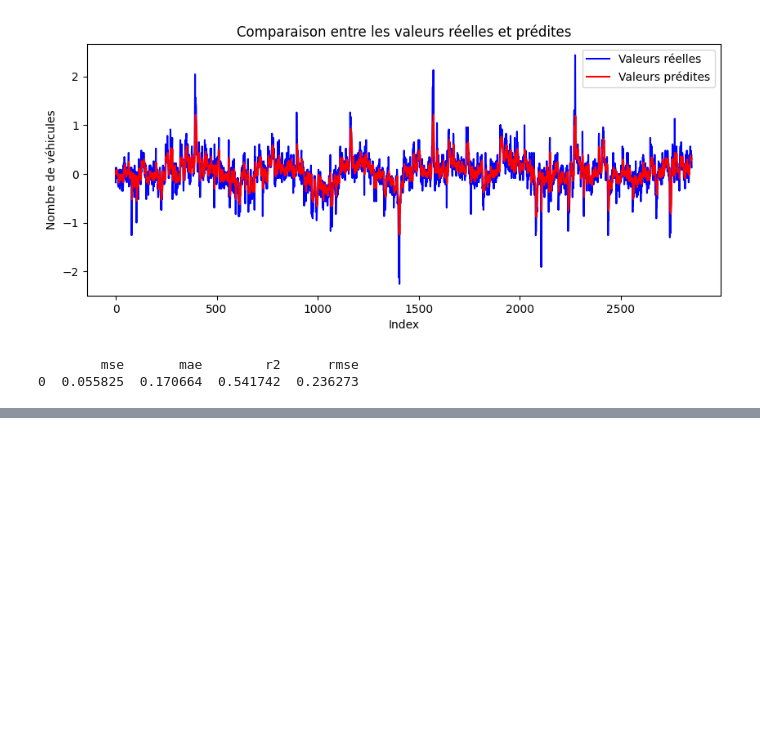
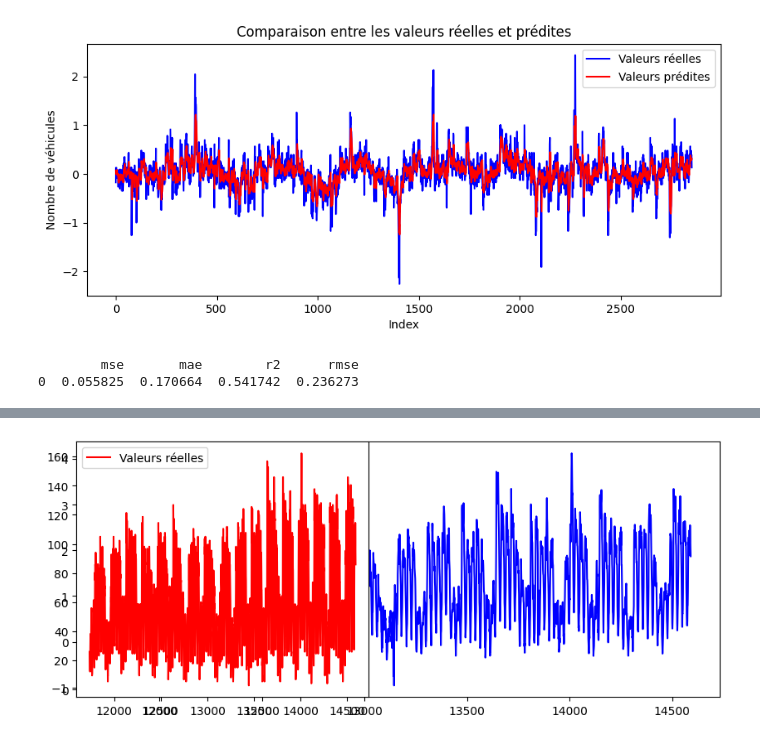
Before and after one commit to Katchoou/Estimation-du-traffic-routier---ATUT2025, a Jupyter notebook: notebook.ipynb, the cells around one changed output, grey strips where cells are left out. Cells and saved outputs as stored; diff of their text form; code cells hidden in the pictures; blank space fills up the shorter version.

```diff
--- a/notebook.ipynb
+++ b/notebook.ipynb
@@ -428,0 +522,4 @@ print(metrics_gru)
+# %%
+recover_predictions(gru_pred)
+# %% [output]
+[figure, added]
```
Also changed, not shown: parts of 12 cells of this notebook.
